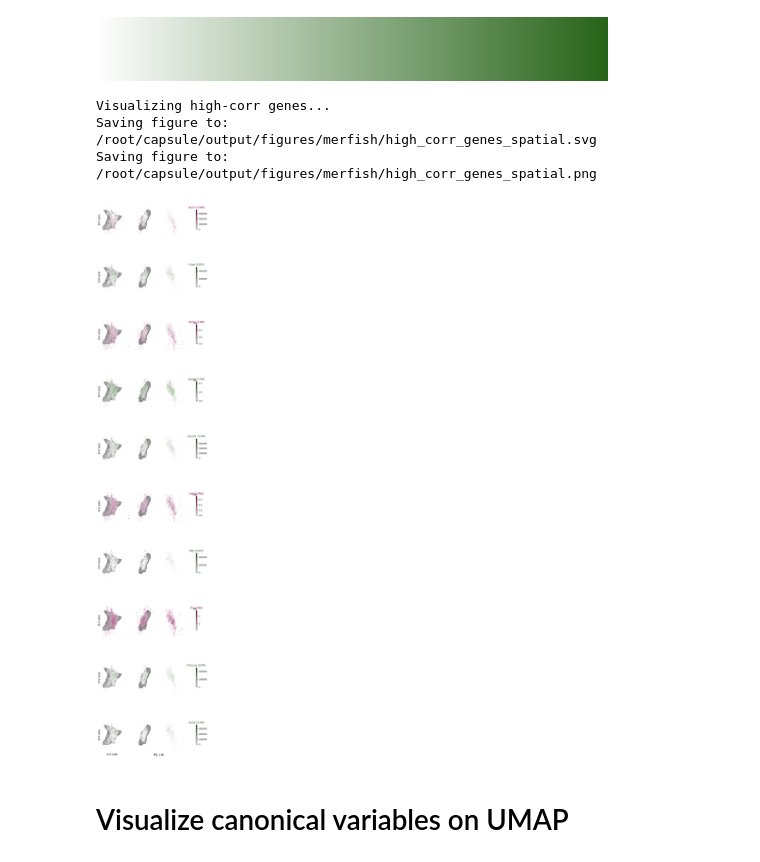
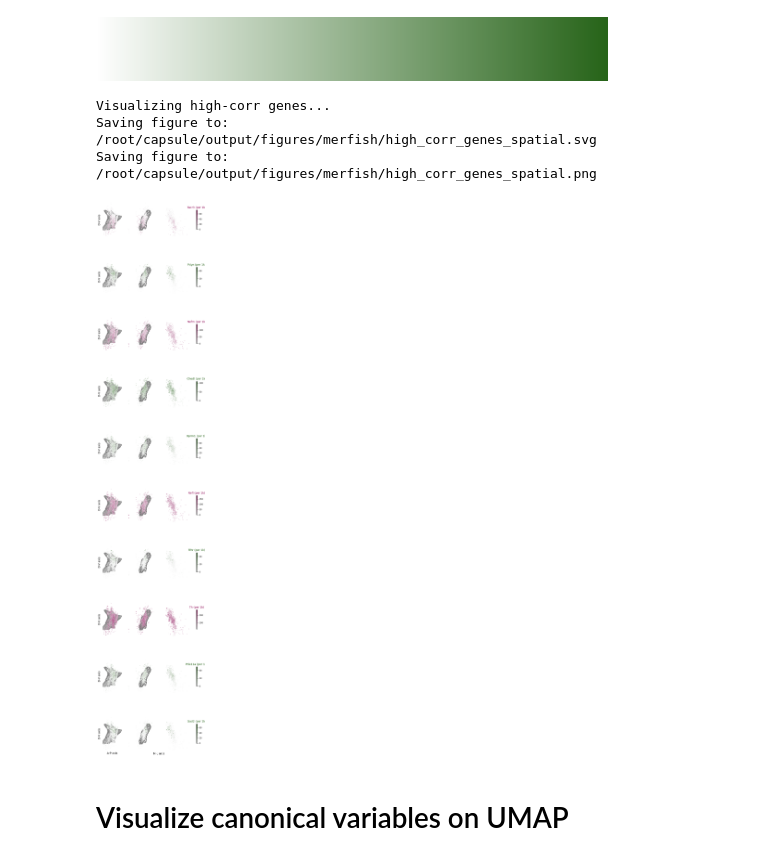
Before and after one commit to ShuonanChen/LCNE_transcriptomics, a Jupyter notebook: notebooks/merfish/plot_all_merfish_figs.ipynb, the cells around one changed output. Drawn from its saved outputs; the diff is of its cells as text; code cells hidden in the pictures.

```diff
--- a/notebooks/merfish/plot_all_merfish_figs.ipynb
+++ b/notebooks/merfish/plot_all_merfish_figs.ipynb
@@ -327,35 +333,35 @@ def plot_selected_genes(adata_mer, selected_genes, mesh, lowgenes, colors=None,
         # Coronal view
         ax = axes[k, 1]
         ax.scatter(mesh.vertices.T[2], mesh.vertices.T[1], c='gray', s=1, alpha=0.05)
         sca = plotting.scatter_with_jitter(ax,
                                      allspatial_j[plotorder],
                                      cpm_scl*adata_mer[plotorder, gene].X.toarray().flatten(),
                                      direction='c', s=s, lw=0.01,scl_jitter=0.05, ascending=True, cmap =cmap_use)
         cbar = plt.colorbar(sca, ax=ax, shrink=0.3)
         cbar.ax.xaxis.set_label_position('top')
-        cbar.ax.set_xlabel(f"{gene} (CPM)", ha='center', va='bottom', color = col_use)
+        cbar.ax.set_xlabel(f"{gene} (per 1k)", ha='center', va='bottom', color = col_use)
         ax.set_xlabel("M-L axis") if k == len(selected_genes)-1 else ax.set_xlabel('')
         ax.invert_yaxis()
         ax.set_aspect('equal')
         ax.set_xticks([])
         ax.set_yticks([])
         for spine in ax.spines.values():
             spine.set_visible(False)
     fig.tight_layout()
     return fig
 
 G = 10
 print("Visualizing high-corr genes...")
 highcorgenes = df_gene_corr[:G].gene.values.tolist()
 lowgenes = df_gene_corr[:G]['spearman_corr'].values>0 # positive correlation should be 'low' which should be magenta, i think?
 fig = plot_selected_genes(adata_mer, highcorgenes, mesh, lowgenes)
 save_figure("high_corr_genes_spatial")
 plt.show()
 # %% [output]
 Visualizing high-corr genes...
 Saving figure to: /root/capsule/output/figures/merfish/high_corr_genes_spatial.svg
 Saving figure to: /root/capsule/output/figures/merfish/high_corr_genes_spatial.png
-[figure, old version]
+[figure, new version]
 # %% [markdown]
 # Visualize canonical variables on UMAP
 # %%
```
Also changed, not shown: parts of 8 cells of this notebook, 6 other files.
